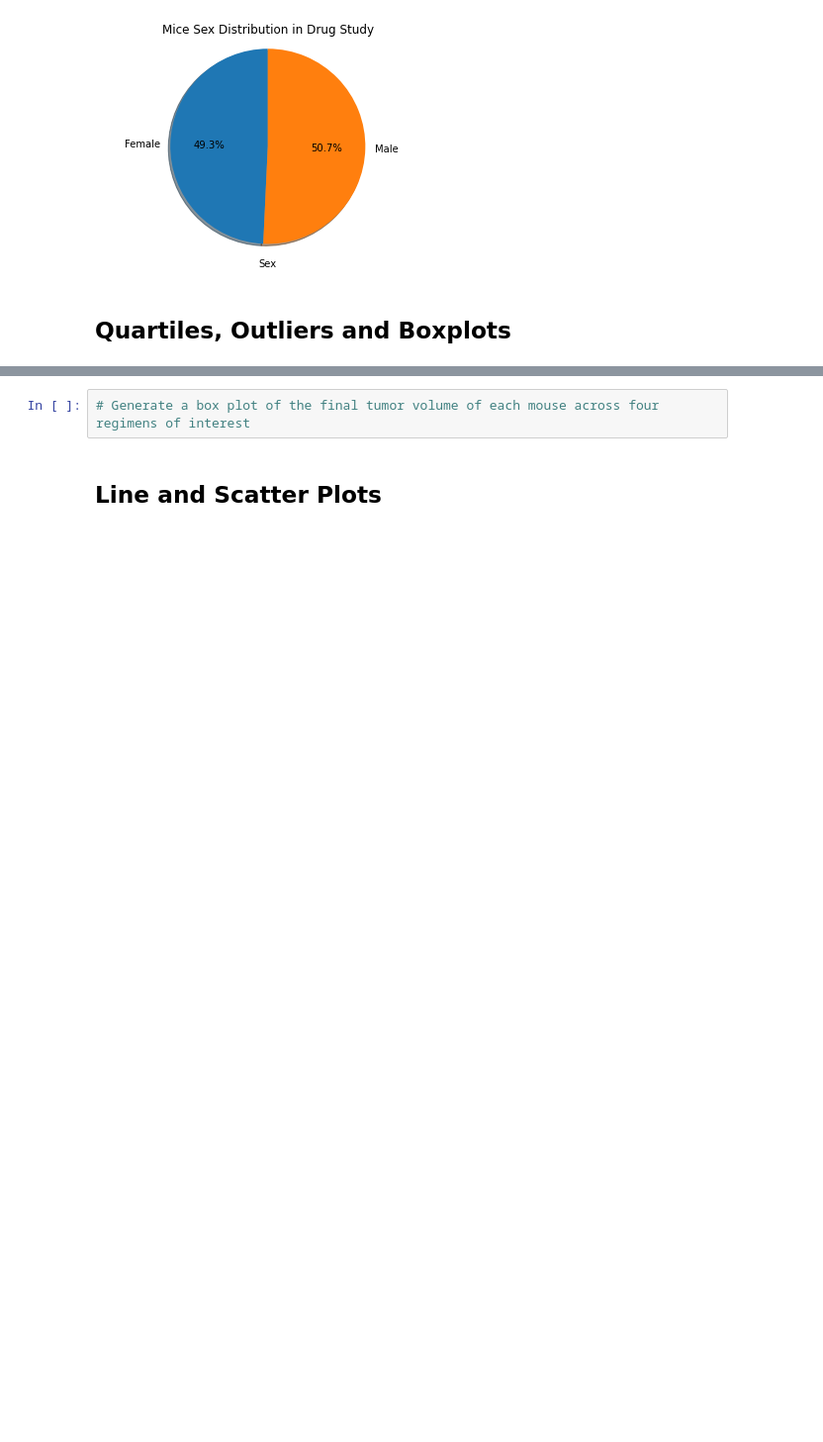
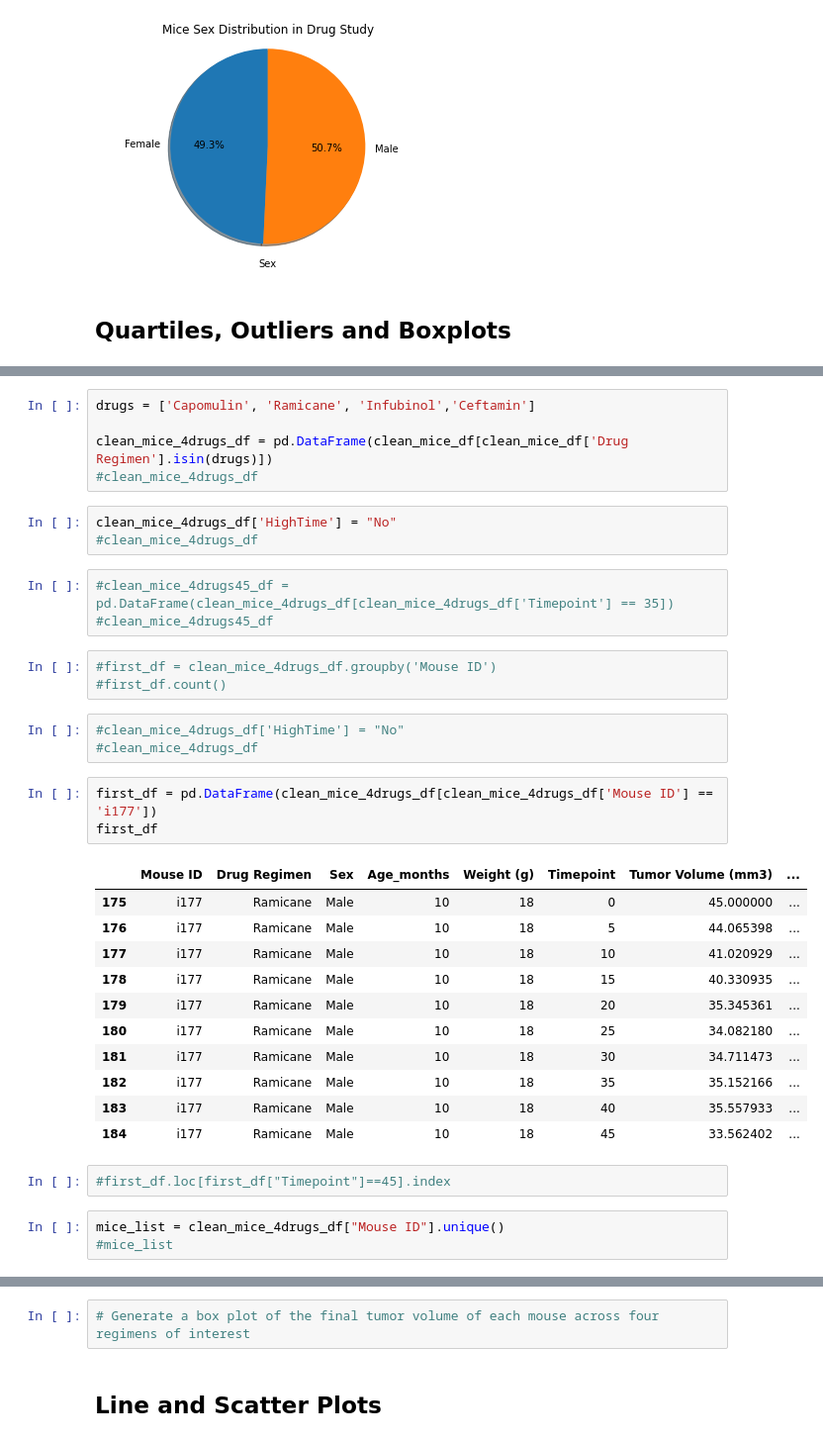
Before and after one commit to Gujaratigirl/HW-MatPlotLib, a Jupyter notebook: Pymaceuticals/pymaceuticals_starter_2.ipynb, the cells around one changed output, grey strips where cells are left out. Shown at 99% size. Drawn from its saved outputs; the diff is of its cells as text; blank space fills up the shorter version.

```diff
--- a/Pymaceuticals/pymaceuticals_starter_2.ipynb
+++ b/Pymaceuticals/pymaceuticals_starter_2.ipynb
@@ -363,2 +363,39 @@ plt.show()
 
 # Merge this group df with the original dataframe to get the tumor volume at the last timepoint
+# %%
+drugs = ['Capomulin', 'Ramicane', 'Infubinol','Ceftamin']
+
+clean_mice_4drugs_df = pd.DataFrame(clean_mice_df[clean_mice_df['Drug Regimen'].isin(drugs)])
+#clean_mice_4drugs_df
+# %%
+clean_mice_4drugs_df['HighTime'] = "No"
+#clean_mice_4drugs_df
+# %%
+#clean_mice_4drugs45_df = pd.DataFrame(clean_mice_4drugs_df[clean_mice_4drugs_df['Timepoint'] == 35])
+#clean_mice_4drugs45_df
+# %%
+#first_df = clean_mice_4drugs_df.groupby('Mouse ID')
+#first_df.count()
+# %%
+#clean_mice_4drugs_df['HighTime'] = "No"
+#clean_mice_4drugs_df
+# %%
+first_df = pd.DataFrame(clean_mice_4drugs_df[clean_mice_4drugs_df['Mouse ID'] == 'i177'])
+first_df
+# %% [output]
+|  | Mouse ID | Drug Regimen | Sex | Age_months | Weight (g) | Timepoint | Tumor Volume (mm3) | ... |
+| 175 | i177 | Ramicane | Male | 10 | 18 | 0 | 45.000000 | ... |
+| 176 | i177 | Ramicane | Male | 10 | 18 | 5 | 44.065398 | ... |
+| 177 | i177 | Ramicane | Male | 10 | 18 | 10 | 41.020929 | ... |
+| 178 | i177 | Ramicane | Male | 10 | 18 | 15 | 40.330935 | ... |
+| 179 | i177 | Ramicane | Male | 10 | 18 | 20 | 35.345361 | ... |
+| 180 | i177 | Ramicane | Male | 10 | 18 | 25 | 34.082180 | ... |
+| 181 | i177 | Ramicane | Male | 10 | 18 | 30 | 34.711473 | ... |
+| 182 | i177 | Ramicane | Male | 10 | 18 | 35 | 35.152166 | ... |
+| 183 | i177 | Ramicane | Male | 10 | 18 | 40 | 35.557933 | ... |
+| 184 | i177 | Ramicane | Male | 10 | 18 | 45 | 33.562402 | ... |
+# %%
+#first_df.loc[first_df["Timepoint"]==45].index
+# %%
+mice_list = clean_mice_4drugs_df["Mouse ID"].unique()
+#mice_list
```
Also changed, not shown: parts of 6 cells of this notebook.
